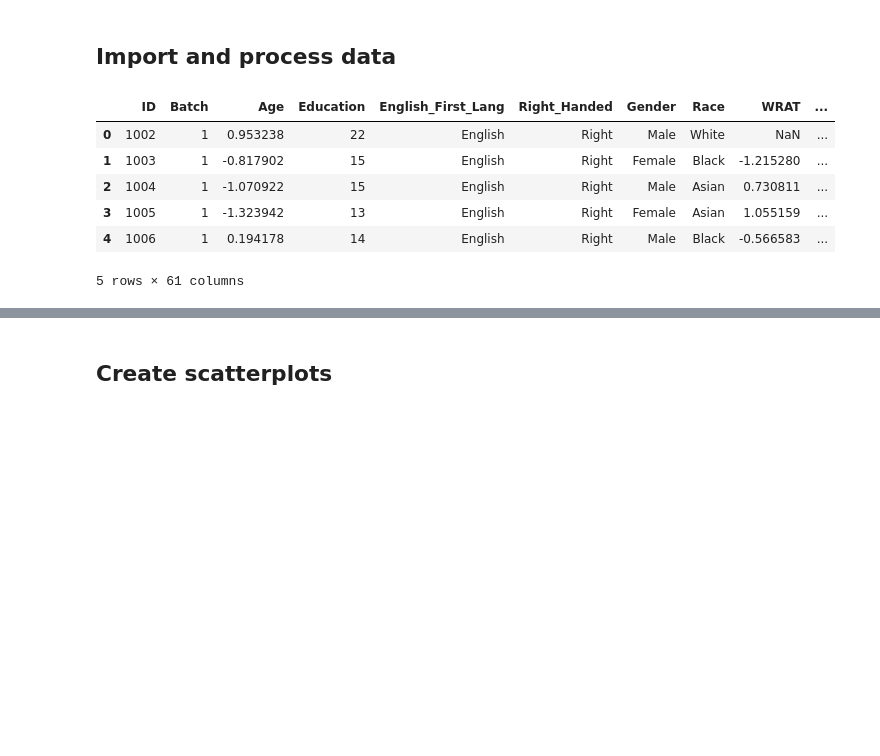
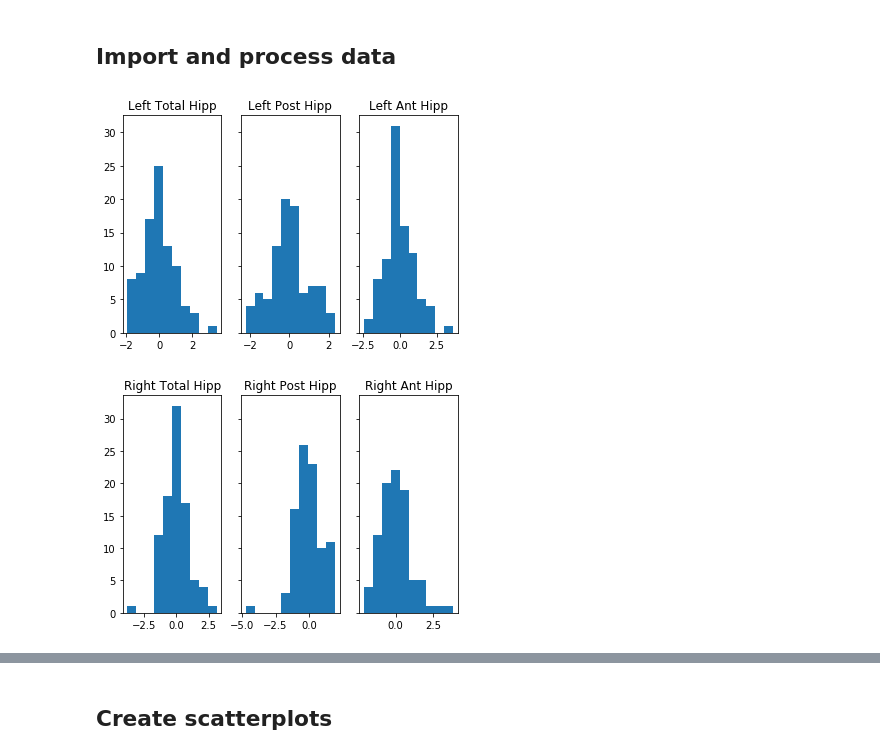
Before and after one commit to smweis/Silcton_MRI, a Jupyter notebook: jupyter_analysis/Silcton.ipynb, the cells around one changed output, grey strips where cells are left out. Cells and saved outputs as stored; diff of their text form; code cells hidden in the pictures; blank space fills up the shorter version.

```diff
--- a/jupyter_analysis/Silcton.ipynb
+++ b/jupyter_analysis/Silcton.ipynb
@@ -98,23 +109,14 @@ def makeNavGroupPlot(xname,yname,d,savefig=False):
 #import and process data - including Z-scoring all columns
 
 data = pd.read_csv('https://raw.githubusercontent.com/smweis/Silcton_MRI/master/public_data/DataAnalysisWith90Participants_Jupyter.csv')
-#CHANGE ME TO 90 WHEN THE REST OF THE DATA IS AVAILABLE
-data = data.iloc[0:86,:]
+rawData = data[:]
 
 
-#variables
-#data = pd.DataFrame()
 
-#exclude outliers from total hippocampal volume (both high and low outliers)
-
-#data = data[data['ASHS_right_total_hippo'] >  data['ASHS_right_total_hippo'].mean() - data['ASHS_right_total_hippo'].std()*3]
-#data = data[data['ASHS_right_total_hippo'] <  data['ASHS_right_total_hippo'].mean() + data['ASHS_right_total_hippo'].std()*3]
-
-
-#Normalize all the variables
+#Normalize all float variables
 
 for i in data:
-    if i in ['Batch','ID','Education']:
+    if i in ['Batch','ID','Education','int1non2imp3']:
         continue
     elif data[i].dtype != object:
         data[i] = zscore(i,data)
@@ -125,23 +127,6 @@ for i in data:
 
 
 #reverse the pointing ones to be higher = good score
-#data['pointBetween'] = -1*(data['pointBetween'])
-#data['pointWithin'] = -1*(data['pointWithin'])
-#data['pointTotal'] = -1*(data['pointTotal'])
-
-
-#check any histograms
-#data['lhc_bodytail'].hist()
-#normedData['ashs_rhc'].hist()
-
-
-
-data.head()
+data['pointBetween'] = -1*(data['pointBetween'])
+data['pointWithin'] = -1*(data['pointWithin'])
+data['pointTotal'] = -1*(data['pointTotal'])
-# %% [output]
-|  | ID | Batch | Age | Education | English_First_Lang | Right_Handed | Gender | Race | WRAT | ... |
-| 0 | 1002 | 1 | 0.953238 | 22 | English | Right | Male | White | NaN | ... |
-| 1 | 1003 | 1 | -0.817902 | 15 | English | Right | Female | Black | -1.215280 | ... |
-| 2 | 1004 | 1 | -1.070922 | 15 | English | Right | Male | Asian | 0.730811 | ... |
-| 3 | 1005 | 1 | -1.323942 | 13 | English | Right | Female | Asian | 1.055159 | ... |
-| 4 | 1006 | 1 | 0.194178 | 14 | English | Right | Male | Black | -0.566583 | ... |
-5 rows × 61 columns
@@ -152,0 +133,21 @@ makeNavGroupPlot('lhc_head','pointTotal',normedData)
+# %%
+
+#check any histograms
+fig, axes = plt.subplots(1, 3,sharey=True)
+axes[0].hist(data['ashs_ltotalhipp'])
+axes[0].set_title('Left Total Hipp')
+axes[1] .hist(data['ashs_post_lhc'])
+axes[1].set_title('Left Post Hipp')
+axes[2] .hist(data['ashs_ant_lhc'])
+axes[2].set_title('Left Ant Hipp')
+fig, axes = plt.subplots(1, 3, sharey=True)
+axes[0].hist(data['ashs_rtotalhipp'])
+axes[0].set_title('Right Total Hipp')
+axes[1] .hist(data['ashs_post_rhc'])
+axes[1].set_title('Right Post Hipp')
+axes[2] .hist(data['ashs_ant_rhc'])
+axes[2].set_title('Right Ant Hipp')
+plt.show()
+# %% [output]
+[figure, added]
+[figure, added]
```
Also changed, not shown: parts of 22 cells of this notebook.
